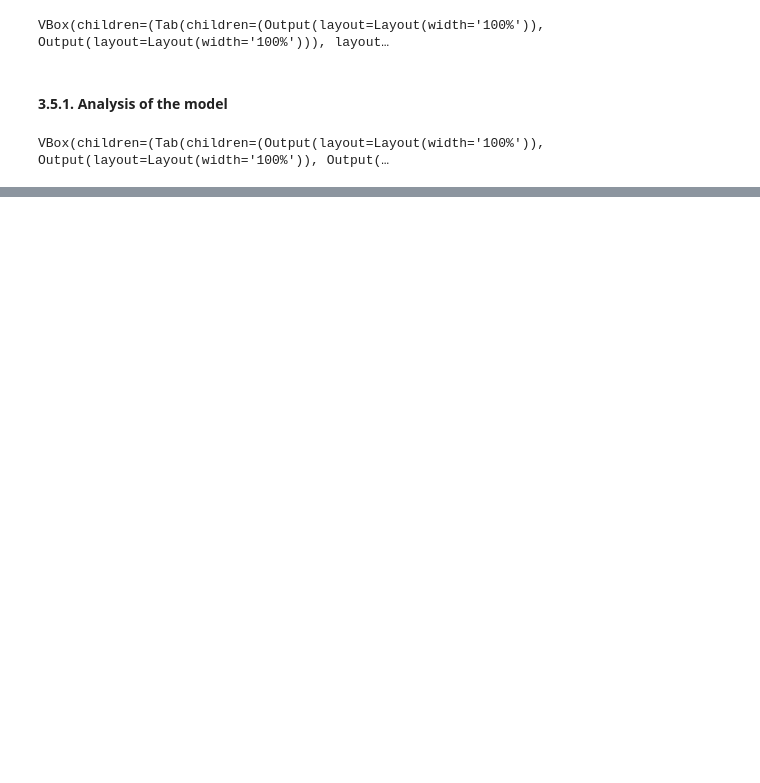
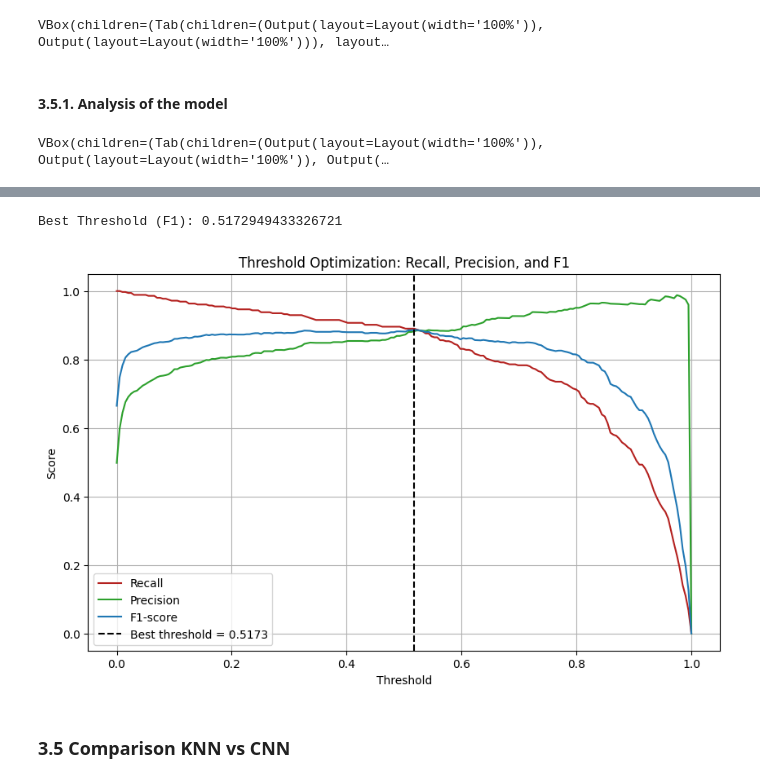
Before and after one commit to AlessandroMecchia/Computer_Vision_Project, a Jupyter notebook: project.ipynb, the cells around one changed output, grey strips where cells are left out. Cells and saved outputs as stored; diff of their text form; code cells hidden in the pictures; blank space fills up the shorter version.

```diff
--- a/project.ipynb
+++ b/project.ipynb
@@ -534,9 +605,9 @@ Validation X: (500, 3072), y: (500,)
 Test X: (714, 3072), y: (714,)
 # %%
 knn = sklearn.neighbors.KNeighborsClassifier(n_neighbors=3)
-knn.fit(X_train, y_train)
+knn.fit(X_train_knn, y_train_knn)
 # %% [output]
 KNeighborsClassifier(n_neighbors=3)
 # %%
-y_pred = knn.predict(X_test)
+y_pred = knn.predict(X_test_knn)
 # %%
@@ -627,0 +789,38 @@ VBox(children=(Tab(children=(Output(layout=Layout(width='100%')), Output(layout=
+# %%
+thresholds = np.linspace(y_pred_proba.min(), y_pred_proba.max(), 200)
+recall_values = []
+precision_values = []
+f1_values = []
+
+for t in thresholds:
+    y_pred = (y_pred_proba > t).astype(int)
+
+    recall = recall_score(y_test_bin, y_pred, zero_division=0)
+    precision = precision_score(y_test_bin, y_pred, zero_division=0)
+    f1 = f1_score(y_test_bin, y_pred, zero_division=0)
+
+    recall_values.append(recall)
+    precision_values.append(precision)
+    f1_values.append(f1)
+
+best_idx = np.argmax(f1_values)
+best_threshold = thresholds[best_idx]
+print(f"\nBest Threshold (F1): {best_threshold}")
+# %% [output]
+Best Threshold (F1): 0.5172949433326721
+# %%
+plt.figure(figsize=(10, 6))
+plt.plot(thresholds, recall_values, label="Recall", color="#b4211f")
+plt.plot(thresholds, precision_values, label="Precision", color="#2ca02c")
+plt.plot(thresholds, f1_values, label="F1-score", color="#1f77b4")
+plt.axvline(best_threshold, color='black', linestyle="--", label=f"Best threshold = {best_threshold:.4f}")
+plt.xlabel("Threshold")
+plt.ylabel("Score")
+plt.title("Threshold Optimization: Recall, Precision, and F1")
+plt.legend()
+plt.grid(True)
+plt.show()
+# %% [output]
+[figure, added]
+# %% [markdown]
+### 3.5 Comparison KNN vs CNN
```
Also changed, not shown: parts of 21 cells of this notebook.
